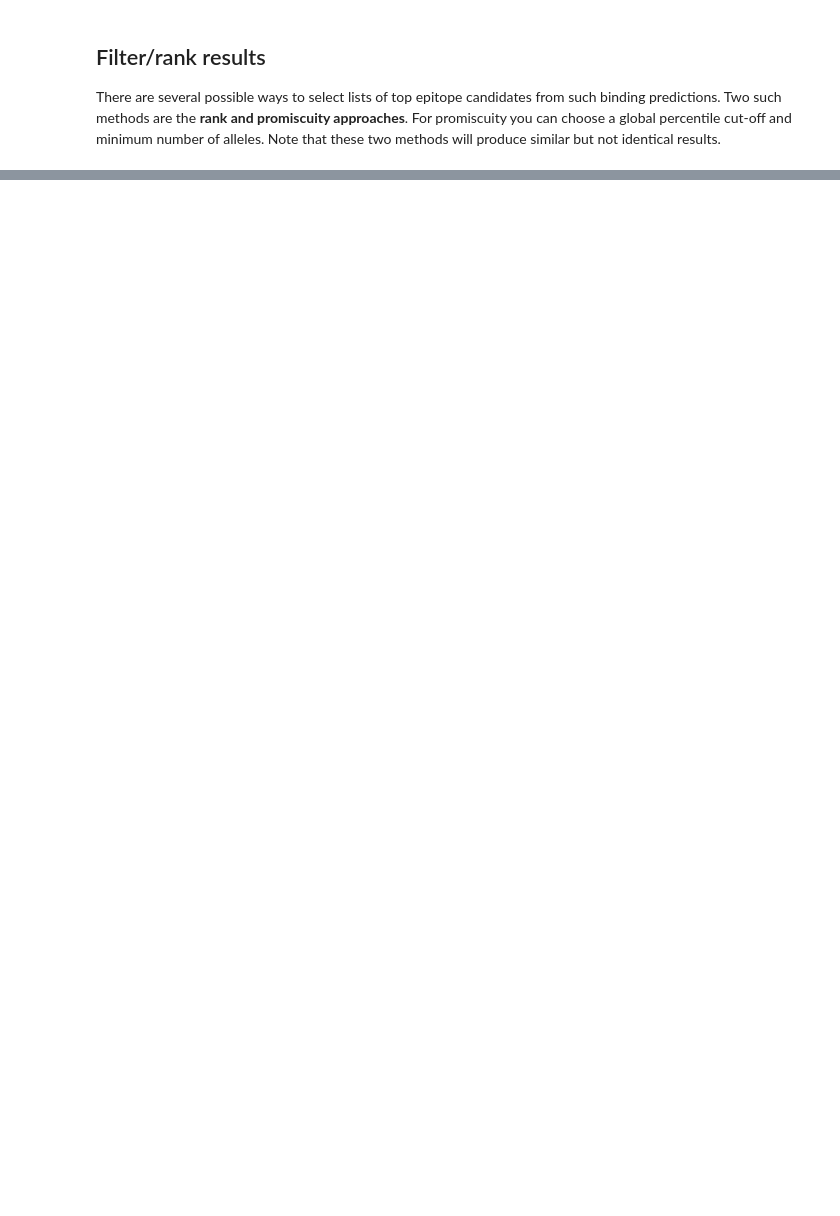
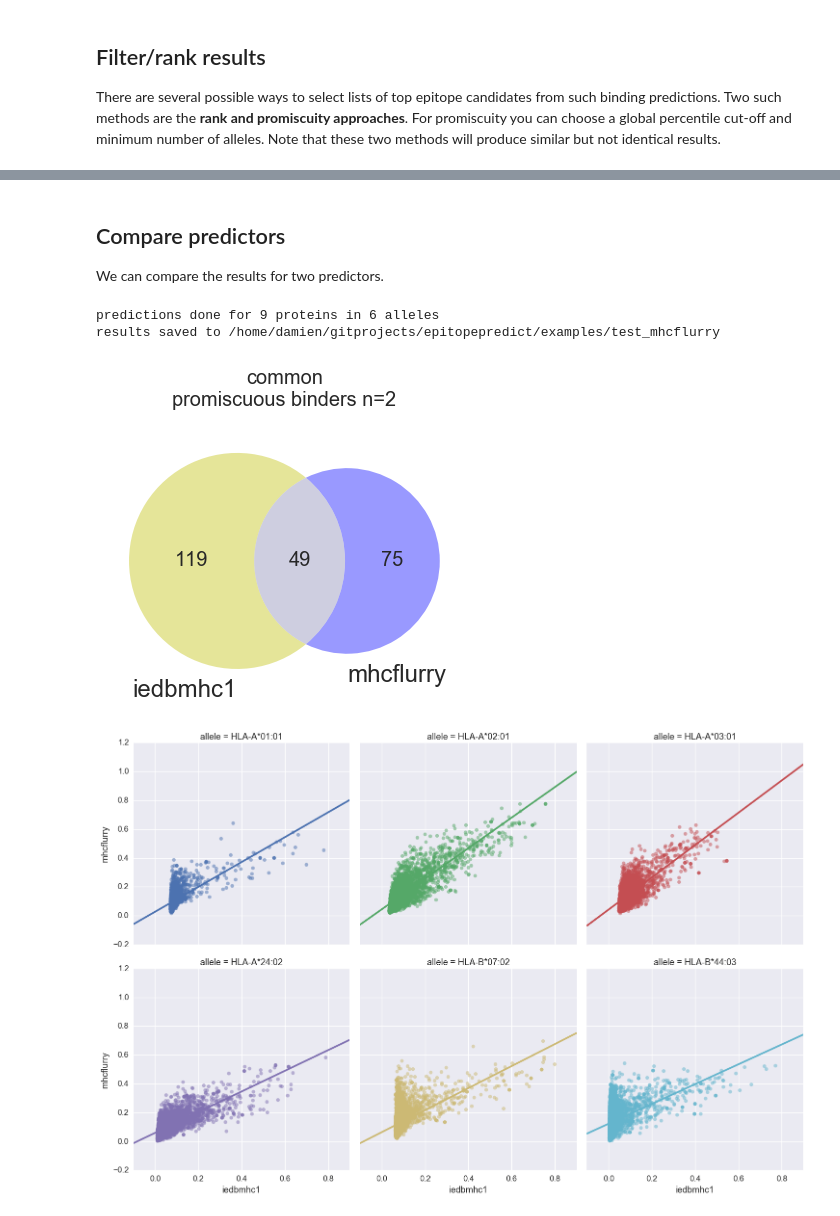
Before and after one commit to dmnfarrell/epitopepredict, a Jupyter notebook: examples/basics.ipynb, the cells around one changed output, grey strips where cells are left out. Saved outputs shown, nothing was run; the diff lists cells and outputs as text; code cells hidden in the pictures; blank space fills up the shorter version.

Commit message:
comparepredictors method

```diff
--- a/examples/basics.ipynb
+++ b/examples/basics.ipynb
@@ -175,0 +217,16 @@ print cl
+# %% [markdown]
+## Compare predictors
+We can compare the results for two predictors.
+# %%
+#create another mhcflurry predictor and compare it to the iedb mhc1 results
+reload(ep)
+Pf = ep.getPredictor('mhcflurry')
+savepath1='test_mhcflurry'
+Pf.predictProteins(zaire,length=11,alleles=alleles,path=savepath1,overwrite=False)
+Pf.load(path=savepath1)
+ep.comparePredictors(Pi, Pf, cutoff=5)
+# %% [output]
+predictions done for 9 proteins in 6 alleles
+results saved to /home/damien/gitprojects/epitopepredict/examples/test_mhcflurry
+[figure, added]
+[figure, added]
```
Also changed, not shown: parts of 15 cells of this notebook, 2 other files.
